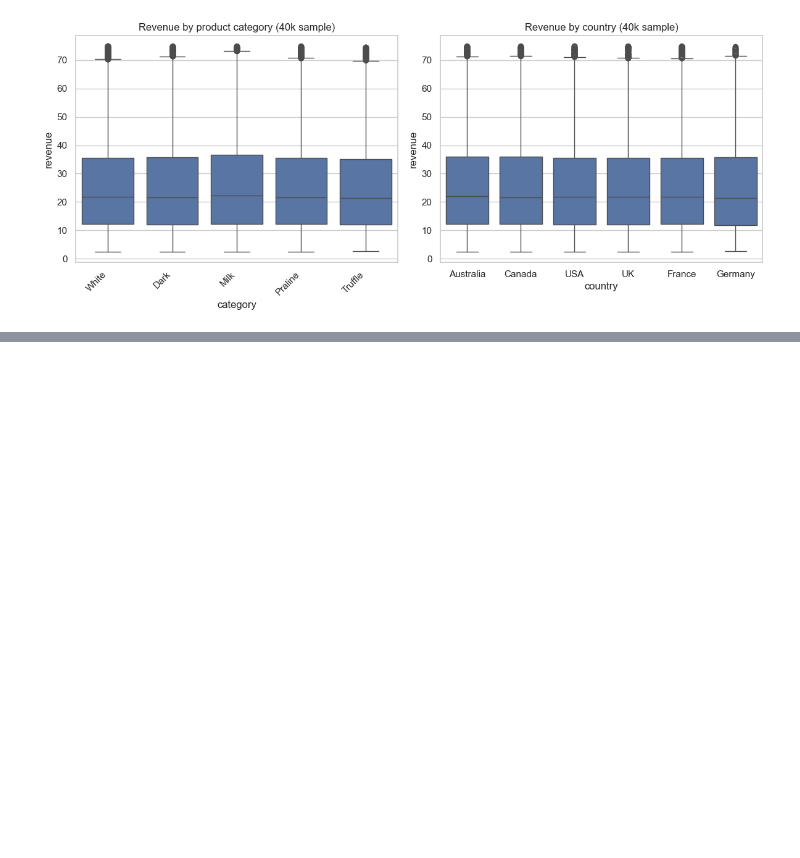
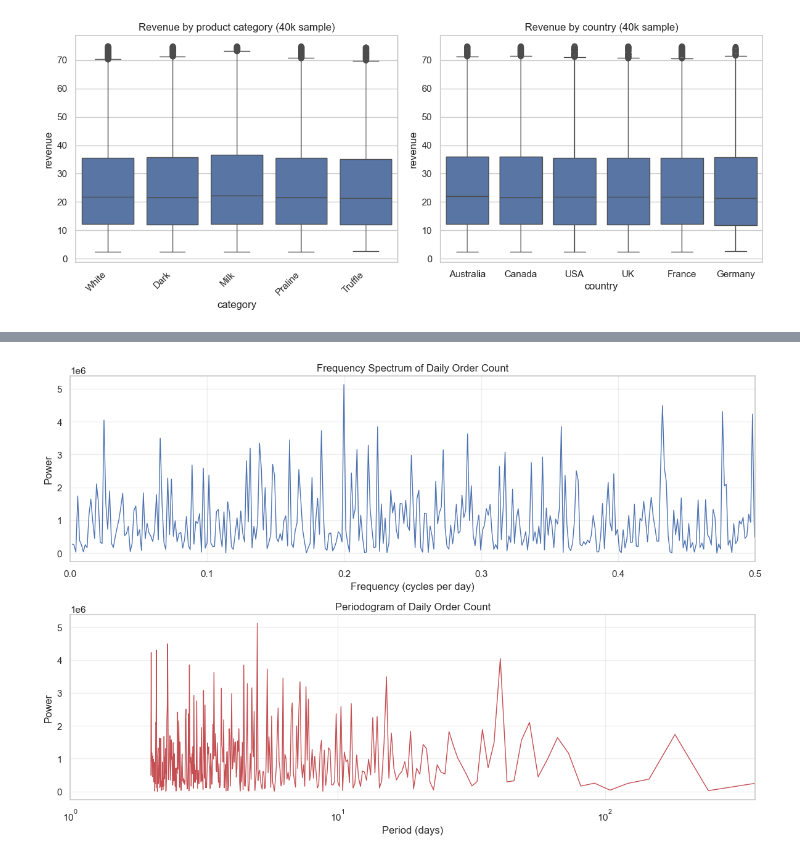
Before and after one commit to jonako123/ADS-project-YonatanK-OzP-BarA, a Jupyter notebook: EDA.ipynb, the cells around one changed output, grey strips where cells are left out. Drawn from its saved outputs; the diff is of its cells as text; code cells hidden in the pictures; blank space fills up the shorter version.

Commit message:
Enhance frequency analysis: add power spectrum plot and improve output

```diff
--- a/EDA.ipynb
+++ b/EDA.ipynb
@@ -363,0 +377,44 @@ plt.show()
+# %%
+# Prepare data for FFT analysis
+order_counts = daily["orders"].values
+n = len(order_counts)
+
+# Apply FFT to get frequency components
+fft_values = np.fft.fft(order_counts)
+frequencies = np.fft.fftfreq(n)
+
+# Calculate power spectrum (magnitude squared)
+power_spectrum = np.abs(fft_values) ** 2
+
+# Only consider positive frequencies (excluding DC component)
+positive_freq_idx = frequencies > 0
+positive_frequencies = frequencies[positive_freq_idx]
+positive_power = power_spectrum[positive_freq_idx]
+
+# Convert frequency to period (days)
+periods = 1 / positive_frequencies
+
+# Create frequency spectrum plot
+fig, (ax1, ax2) = plt.subplots(2, 1, figsize=(12, 8))
+
+# Plot 1: Power Spectrum vs Frequency
+ax1.plot(positive_frequencies, positive_power, 'b-', linewidth=1)
+ax1.set_xlabel('Frequency (cycles per day)')
+ax1.set_ylabel('Power')
+ax1.set_title('Frequency Spectrum of Daily Order Count')
+ax1.grid(True, alpha=0.3)
+ax1.set_xlim(0, 0.5)  # Show up to Nyquist frequency
+
+# Plot 2: Power Spectrum vs Period (more intuitive)
+ax2.plot(periods, positive_power, 'r-', linewidth=1)
+ax2.set_xlabel('Period (days)')
+ax2.set_ylabel('Power')
+ax2.set_title('Periodogram of Daily Order Count')
+ax2.grid(True, alpha=0.3)
+ax2.set_xlim(1, 365)  # Show periods from 1 day to 1 year
+ax2.set_xscale('log')  # Log scale for better visualization of different periods
+
+plt.tight_layout()
+plt.show()
+# %% [output]
+[figure, added]
```
Also changed, not shown: parts of 3 cells of this notebook.
